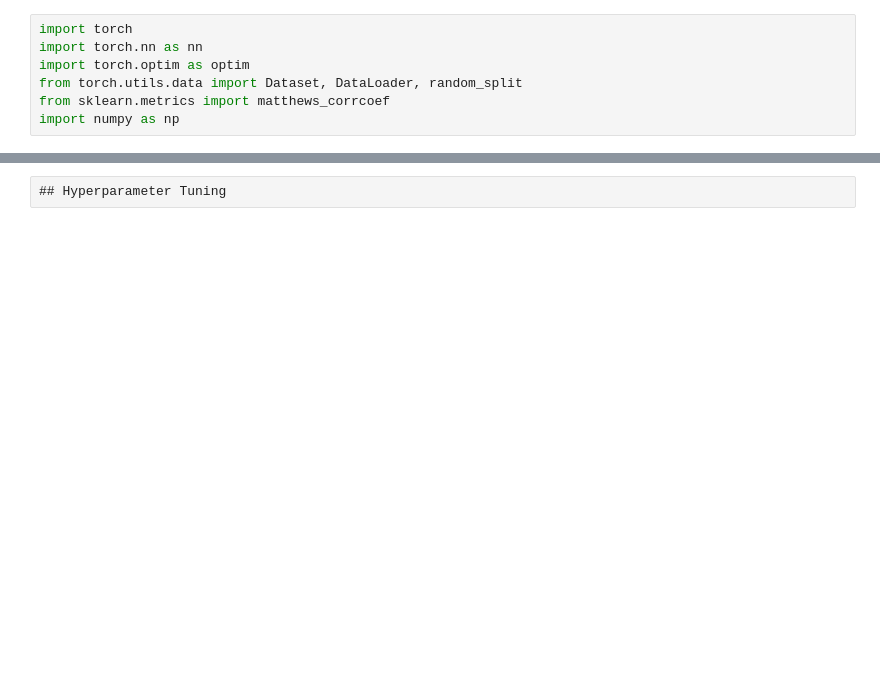
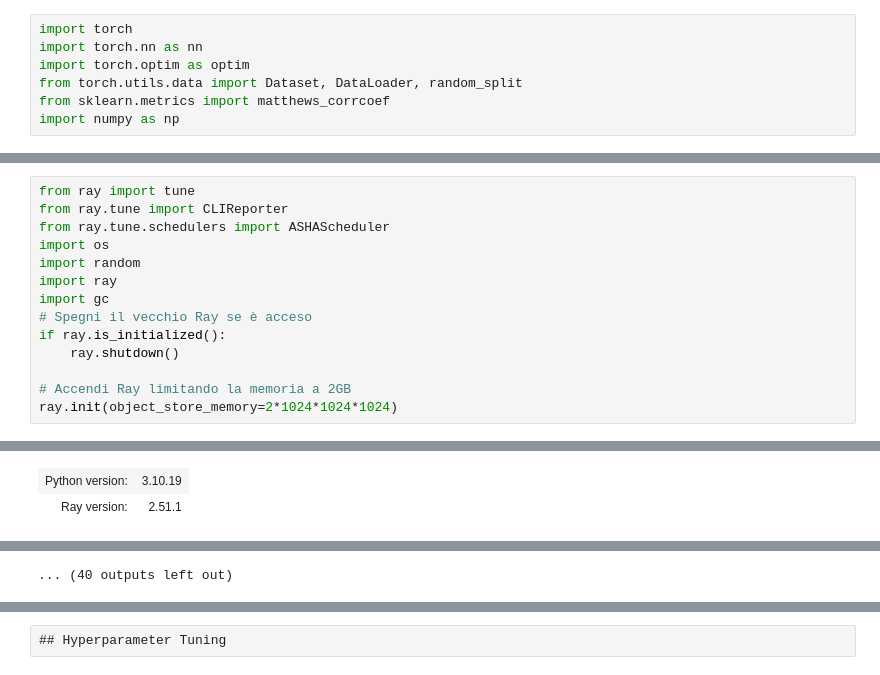
Before and after one commit to LucaCagnini/LB2_project_Group_3, a Jupyter notebook: Deep_Learning/lstm.ipynb, the cells around one changed output, grey strips where cells are left out. Saved outputs shown, nothing was run; the diff lists cells and outputs as text; blank space fills up the shorter version.

```diff
--- a/Deep_Learning/lstm.ipynb
+++ b/Deep_Learning/lstm.ipynb
@@ -218,0 +219,15 @@ GPU is not available
+# %%
+from ray import tune
+from ray.tune import CLIReporter
+from ray.tune.schedulers import ASHAScheduler
+import os
+import random
+import ray
+import gc
+# Spegni il vecchio Ray se è acceso
+if ray.is_initialized():
+    ray.shutdown()
+
+# Accendi Ray limitando la memoria a 2GB
+ray.init(object_store_memory=2*1024*1024*1024)
+# %% [output]
@@ -218,0 +235,2 @@ GPU is not available
+| Python version: | 3.10.19 |
+| Ray version: | 2.51.1 |
@@ -219,3 +289,4 @@ GPU is not available
+... (40 outputs left out)
 # %%
 # 1. Carica tutto il CSV
 dataset = pd.read_csv("../Data_Preparation/train_bench.tsv", sep="\t")
```
Also changed, not shown: parts of 8 cells of this notebook.
